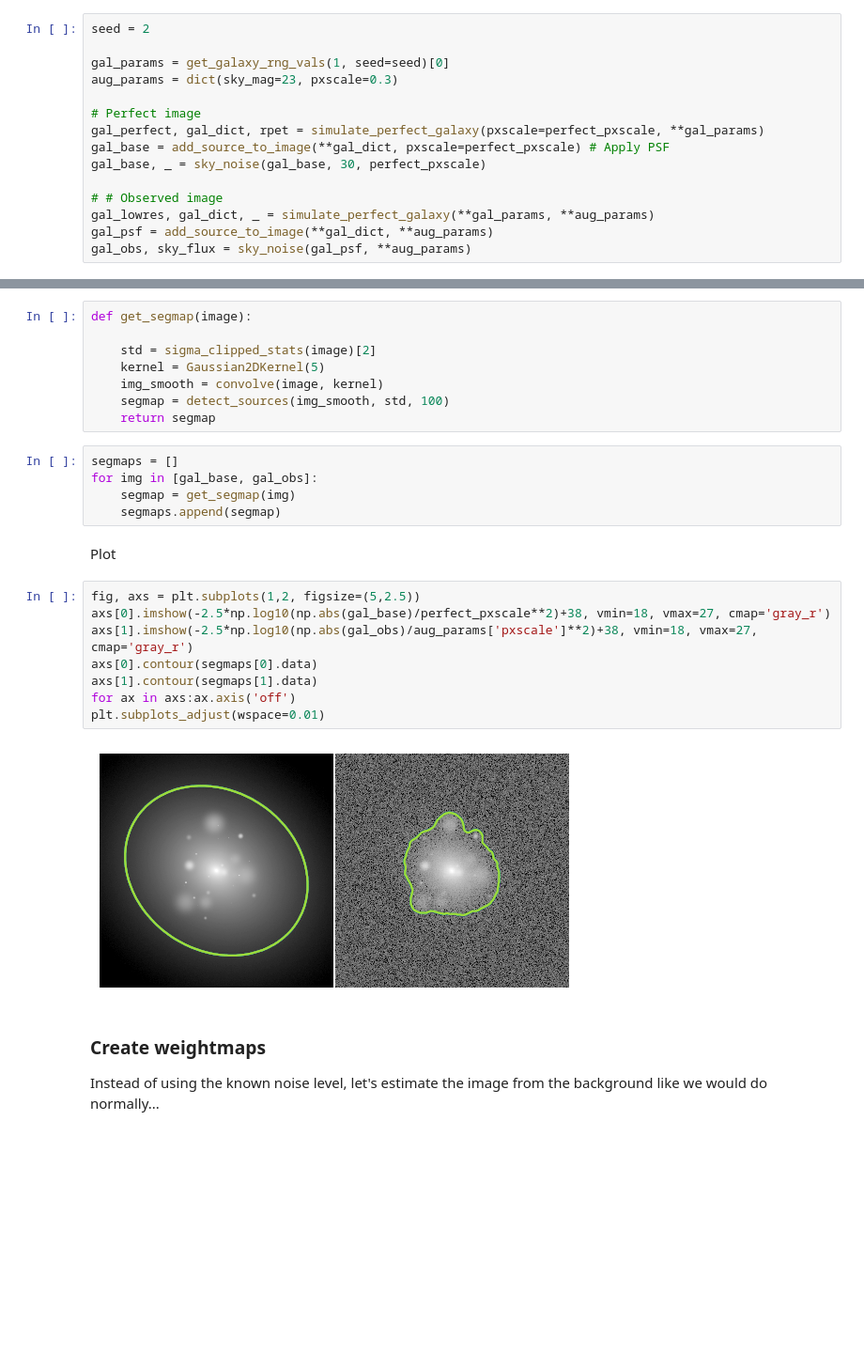
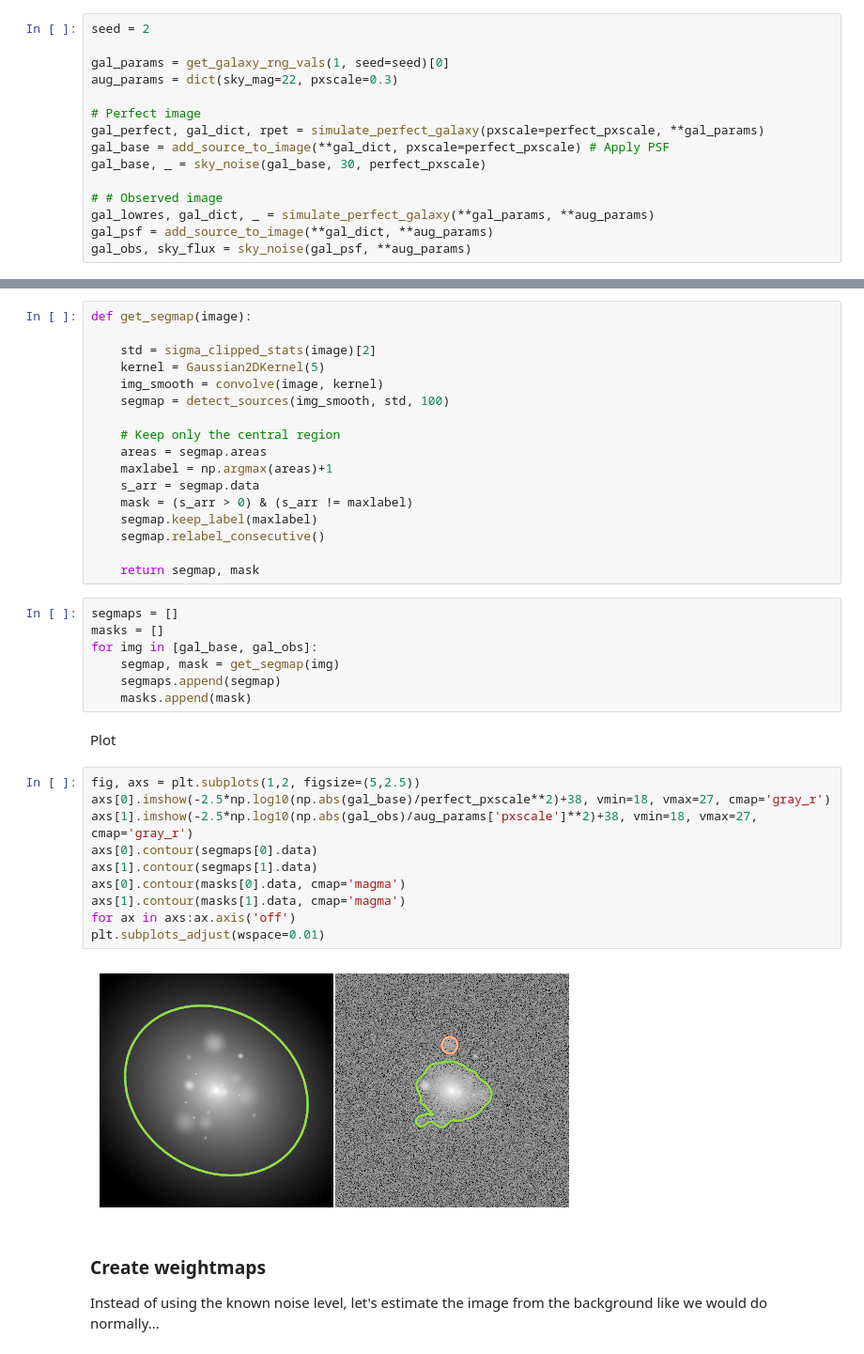
Before and after one commit to astro-nova/RubinMorph, a Jupyter notebook: 1 Single Galaxy Test.ipynb, the cells around one changed output, grey strips where cells are left out. Shown at 94% size. Drawn from its saved outputs; the diff is of its cells as text; blank space fills up the shorter version.

```diff
--- a/1 Single Galaxy Test.ipynb
+++ b/1 Single Galaxy Test.ipynb
@@ -37,7 +37,7 @@ Use some random set of parameters here.
 seed = 2
 
 gal_params = get_galaxy_rng_vals(1, seed=seed)[0]
-aug_params = dict(sky_mag=23, pxscale=0.3)
+aug_params = dict(sky_mag=22, pxscale=0.3)
 
 # Perfect image
 gal_perfect, gal_dict, rpet = simulate_perfect_galaxy(pxscale=perfect_pxscale, **gal_params)
@@ -71,24 +73,37 @@ def get_segmap(image):
     kernel = Gaussian2DKernel(5)
     img_smooth = convolve(image, kernel)
     segmap = detect_sources(img_smooth, std, 100)
-    return segmap
+
+    # Keep only the central region
+    areas = segmap.areas
+    maxlabel = np.argmax(areas)+1
+    s_arr = segmap.data
+    mask = (s_arr > 0) & (s_arr != maxlabel)
+    segmap.keep_label(maxlabel)
+    segmap.relabel_consecutive()
+
+    return segmap, mask
 # %%
 segmaps = []
+masks = []
 for img in [gal_base, gal_obs]:
-    segmap = get_segmap(img)
+    segmap, mask = get_segmap(img)
     segmaps.append(segmap)
+    masks.append(mask)
 # %% [markdown]
 Plot
 # %%
 fig, axs = plt.subplots(1,2, figsize=(5,2.5))
 axs[0].imshow(-2.5*np.log10(np.abs(gal_base)/perfect_pxscale**2)+38, vmin=18, vmax=27, cmap='gray_r')
 axs[1].imshow(-2.5*np.log10(np.abs(gal_obs)/aug_params['pxscale']**2)+38, vmin=18, vmax=27, cmap='gray_r')
 axs[0].contour(segmaps[0].data)
 axs[1].contour(segmaps[1].data)
+axs[0].contour(masks[0].data, cmap='magma')
+axs[1].contour(masks[1].data, cmap='magma')
 for ax in axs:ax.axis('off')
 plt.subplots_adjust(wspace=0.01)
 # %% [output]
-[figure, old version]
+[figure, new version]
 # %% [markdown]
 ### Create weightmaps
 
```
Also changed, not shown: parts of 6 cells of this notebook, 2 other files.
